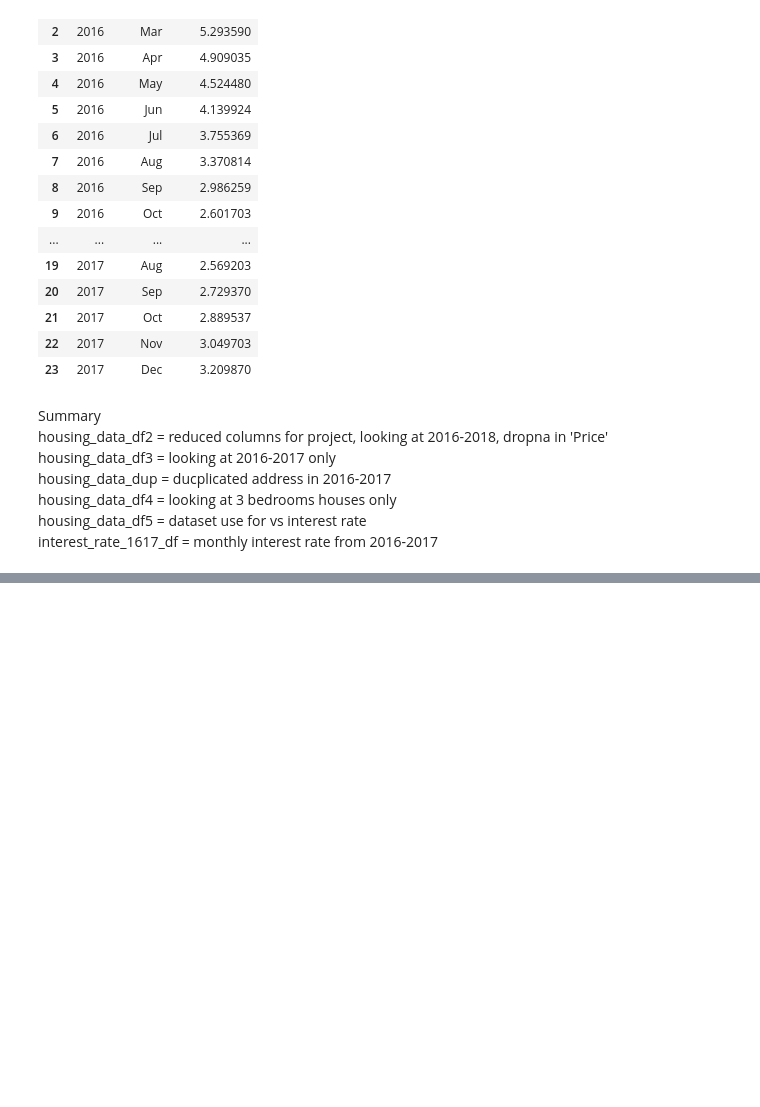
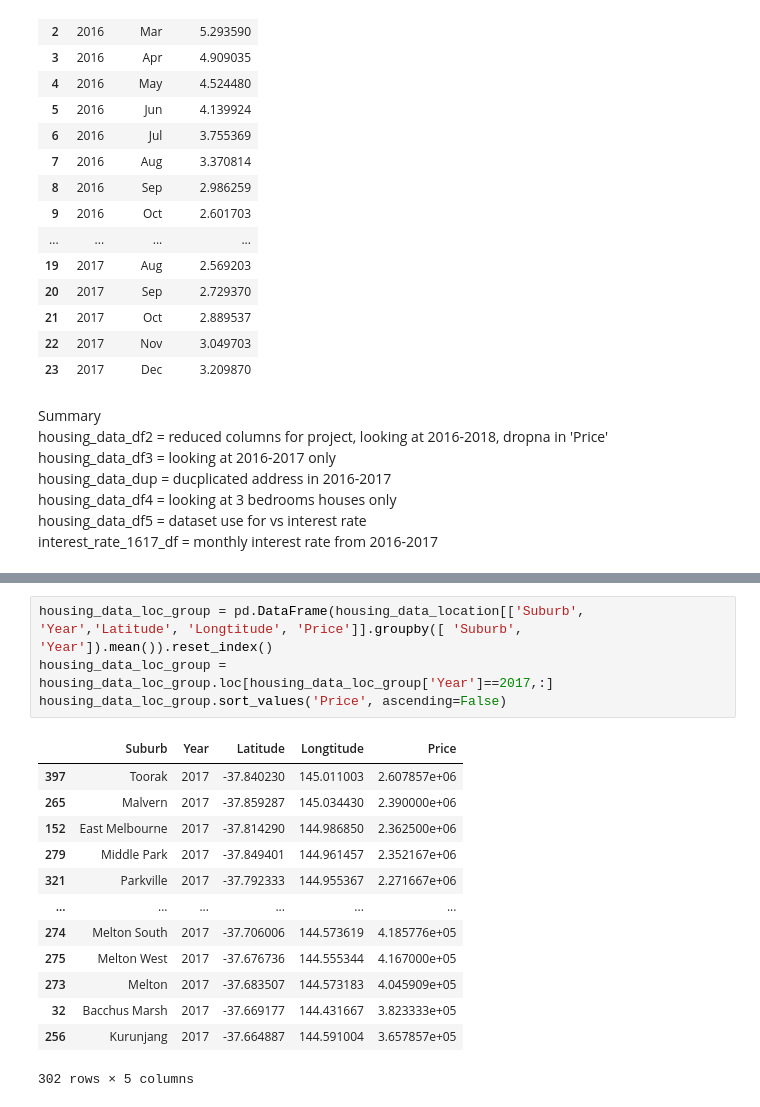
Before and after one commit to Anton0Lee/Project1_grp5, a Jupyter notebook: project1 main codes.ipynb, the cells around one changed output, grey strips where cells are left out. Drawn from its saved outputs; the diff is of its cells as text; blank space fills up the shorter version.

```diff
--- a/project1 main codes.ipynb
+++ b/project1 main codes.ipynb
@@ -253,0 +269,18 @@ housing_data_location = housing_data_df3
+# %%
+housing_data_loc_group = pd.DataFrame(housing_data_location[['Suburb', 'Year','Latitude', 'Longtitude', 'Price']].groupby([ 'Suburb', 'Year']).mean()).reset_index()
+housing_data_loc_group = housing_data_loc_group.loc[housing_data_loc_group['Year']==2017,:]
+housing_data_loc_group.sort_values('Price', ascending=False)
+# %% [output]
+|  | Suburb | Year | Latitude | Longtitude | Price |
+| 397 | Toorak | 2017 | -37.840230 | 145.011003 | 2.607857e+06 |
+| 265 | Malvern | 2017 | -37.859287 | 145.034430 | 2.390000e+06 |
+| 152 | East Melbourne | 2017 | -37.814290 | 144.986850 | 2.362500e+06 |
+| 279 | Middle Park | 2017 | -37.849401 | 144.961457 | 2.352167e+06 |
+| 321 | Parkville | 2017 | -37.792333 | 144.955367 | 2.271667e+06 |
+| ... | ... | ... | ... | ... | ... |
+| 274 | Melton South | 2017 | -37.706006 | 144.573619 | 4.185776e+05 |
+| 275 | Melton West | 2017 | -37.676736 | 144.555344 | 4.167000e+05 |
+| 273 | Melton | 2017 | -37.683507 | 144.573183 | 4.045909e+05 |
+| 32 | Bacchus Marsh | 2017 | -37.669177 | 144.431667 | 3.823333e+05 |
+| 256 | Kurunjang | 2017 | -37.664887 | 144.591004 | 3.657857e+05 |
+302 rows × 5 columns
```
Also changed, not shown: parts of 5 cells of this notebook, 1 other file.
